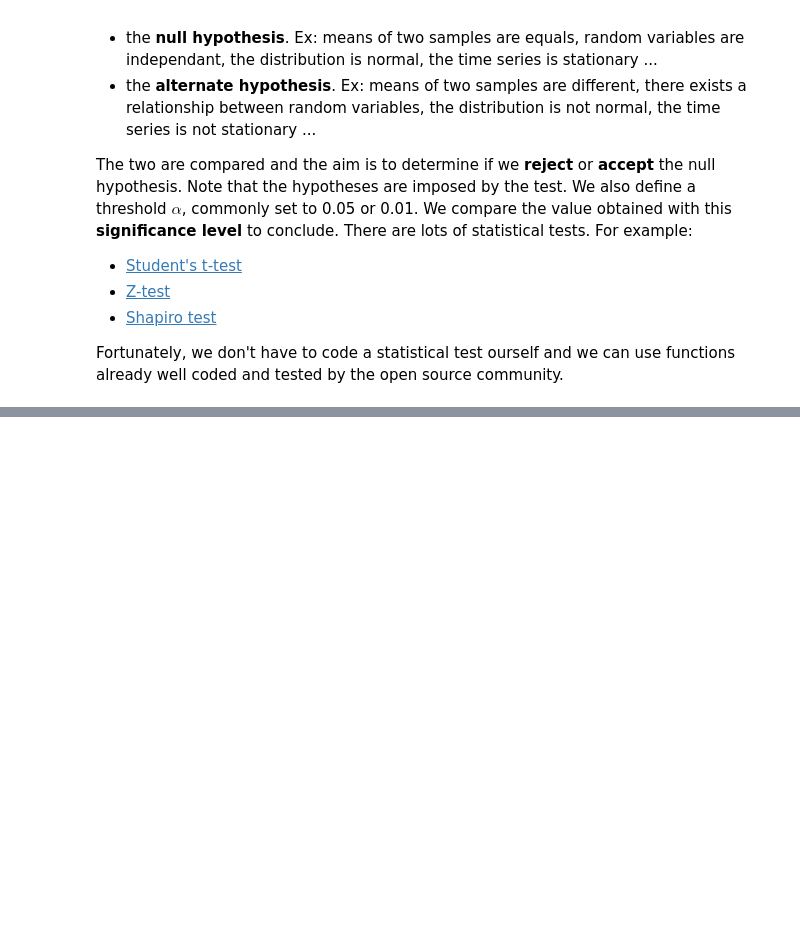
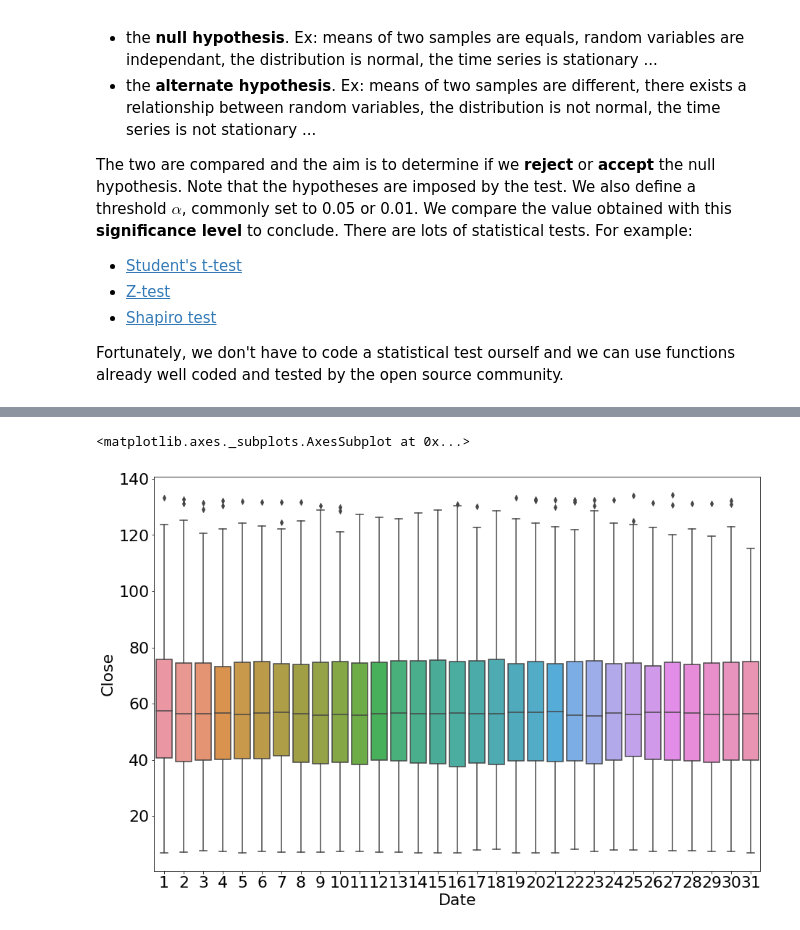
Before and after one commit to goujonbe/data_science_for_finance, a Jupyter notebook: time_series_forecasting.ipynb, the cells around one changed output, grey strips where cells are left out. Cells and saved outputs as stored; diff of their text form; code cells hidden in the pictures; blank space fills up the shorter version.

```diff
--- a/time_series_forecasting.ipynb
+++ b/time_series_forecasting.ipynb
@@ -136,0 +177,5 @@ So our test statistic is out of the acceptation interval and the p-value is less
+# %%
+sns.boxplot(stock_price.index.day, stock_price)
+# %% [output]
+<matplotlib.axes._subplots.AxesSubplot at 0x...>
+[figure, added]
```
Also changed, not shown: parts of 14 cells of this notebook.
